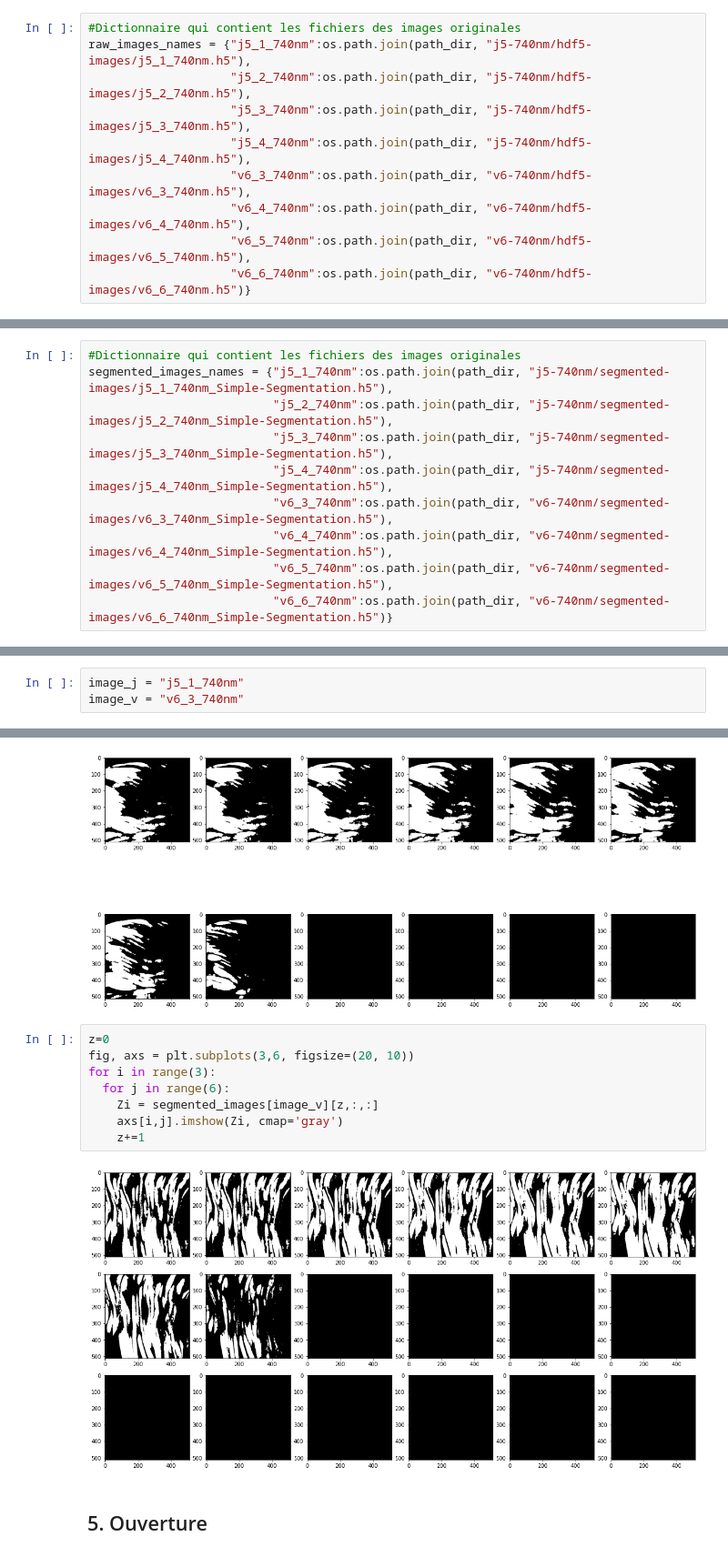
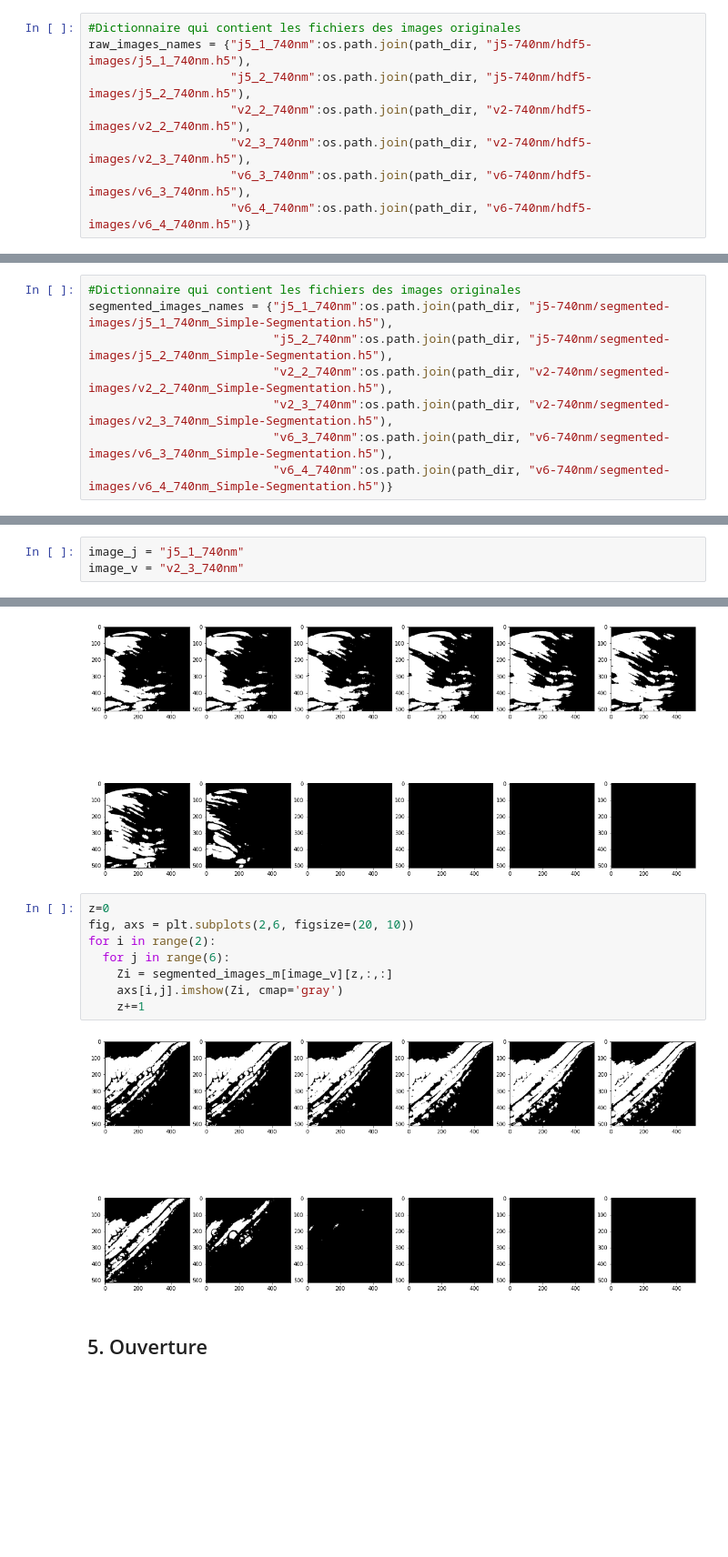
Before and after one commit to qdouzery/Hyperspectral-microscopy, a Jupyter notebook: Code/Microscopie-hyperspectrale_Notebook-V3.ipynb, the cells around one changed output, grey strips where cells are left out. Shown at 91% size. Cells and saved outputs as stored; diff of their text form; blank space fills up the shorter version.

```diff
--- a/Code/Microscopie-hyperspectrale_Notebook-V3.ipynb
+++ b/Code/Microscopie-hyperspectrale_Notebook-V3.ipynb
@@ -37,9 +33,7 @@ raw_images_names = {"j5_1_740nm":os.path.join(path_dir, "j5-740nm/hdf5-images/j5
 #Dictionnaire qui contient les fichiers des images originales
 raw_images_names = {"j5_1_740nm":os.path.join(path_dir, "j5-740nm/hdf5-images/j5_1_740nm.h5"),
                     "j5_2_740nm":os.path.join(path_dir, "j5-740nm/hdf5-images/j5_2_740nm.h5"),
-                    "j5_3_740nm":os.path.join(path_dir, "j5-740nm/hdf5-images/j5_3_740nm.h5"),
-                    "j5_4_740nm":os.path.join(path_dir, "j5-740nm/hdf5-images/j5_4_740nm.h5"),
+                    "v2_2_740nm":os.path.join(path_dir, "v2-740nm/hdf5-images/v2_2_740nm.h5"),
+                    "v2_3_740nm":os.path.join(path_dir, "v2-740nm/hdf5-images/v2_3_740nm.h5"),
                     "v6_3_740nm":os.path.join(path_dir, "v6-740nm/hdf5-images/v6_3_740nm.h5"),
-                    "v6_4_740nm":os.path.join(path_dir, "v6-740nm/hdf5-images/v6_4_740nm.h5"),
-                    "v6_5_740nm":os.path.join(path_dir, "v6-740nm/hdf5-images/v6_5_740nm.h5"),
-                    "v6_6_740nm":os.path.join(path_dir, "v6-740nm/hdf5-images/v6_6_740nm.h5")}
+                    "v6_4_740nm":os.path.join(path_dir, "v6-740nm/hdf5-images/v6_4_740nm.h5")}
@@ -51,12 +41,10 @@ segmented_images_names = {"j5_1_740nm":os.path.join(path_dir, "j5-740nm/segmente
 #Dictionnaire qui contient les fichiers des images originales
 segmented_images_names = {"j5_1_740nm":os.path.join(path_dir, "j5-740nm/segmented-images/j5_1_740nm_Simple-Segmentation.h5"),
                           "j5_2_740nm":os.path.join(path_dir, "j5-740nm/segmented-images/j5_2_740nm_Simple-Segmentation.h5"),
-                          "j5_3_740nm":os.path.join(path_dir, "j5-740nm/segmented-images/j5_3_740nm_Simple-Segmentation.h5"),
-                          "j5_4_740nm":os.path.join(path_dir, "j5-740nm/segmented-images/j5_4_740nm_Simple-Segmentation.h5"),
+                          "v2_2_740nm":os.path.join(path_dir, "v2-740nm/segmented-images/v2_2_740nm_Simple-Segmentation.h5"),
+                          "v2_3_740nm":os.path.join(path_dir, "v2-740nm/segmented-images/v2_3_740nm_Simple-Segmentation.h5"),
                           "v6_3_740nm":os.path.join(path_dir, "v6-740nm/segmented-images/v6_3_740nm_Simple-Segmentation.h5"),
-                          "v6_4_740nm":os.path.join(path_dir, "v6-740nm/segmented-images/v6_4_740nm_Simple-Segmentation.h5"),
-                          "v6_5_740nm":os.path.join(path_dir, "v6-740nm/segmented-images/v6_5_740nm_Simple-Segmentation.h5"),
-                          "v6_6_740nm":os.path.join(path_dir, "v6-740nm/segmented-images/v6_6_740nm_Simple-Segmentation.h5")}
+                          "v6_4_740nm":os.path.join(path_dir, "v6-740nm/segmented-images/v6_4_740nm_Simple-Segmentation.h5")}
 # %%
 #Dictionnaire qui contient les images originales (format hdf5)
 aux_raw_images = {}
@@ -115,7 +119,7 @@ for name, img in tqdm(segmented_images.items()):
 ## 4. Affichage
 # %%
 image_j = "j5_1_740nm"
-image_v = "v6_3_740nm"
+image_v = "v2_3_740nm"
 # %% [markdown]
 ### 4.1. Raw images
 # %%
@@ -137,14 +141,14 @@ for i in range(2):
 [figure]
 # %%
 z=0
-fig, axs = plt.subplots(3,6, figsize=(20, 10))
-for i in range(3):
+fig, axs = plt.subplots(2,6, figsize=(20, 10))
+for i in range(2):
   for j in range(6):
-    Zi = segmented_images[image_v][z,:,:]
+    Zi = segmented_images_m[image_v][z,:,:]
     axs[i,j].imshow(Zi, cmap='gray')
     z+=1
 # %% [output]
-[figure, old version]
+[figure, new version]
 # %% [markdown]
 ## 5. Ouverture
 # %%
```
Also changed, not shown: parts of 36 cells of this notebook.
